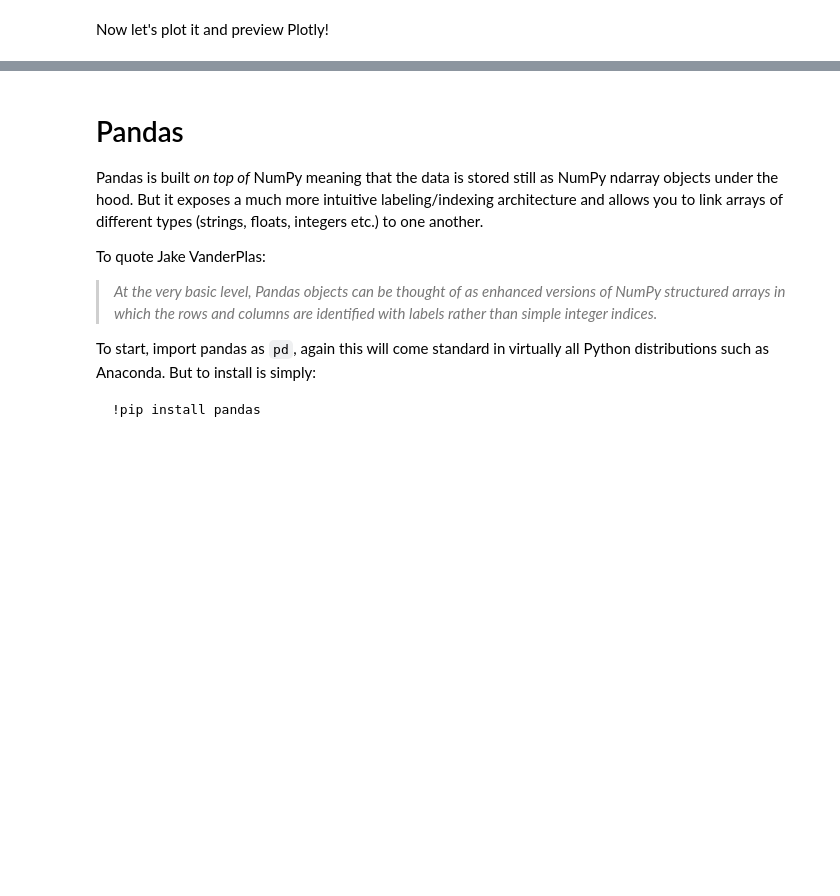
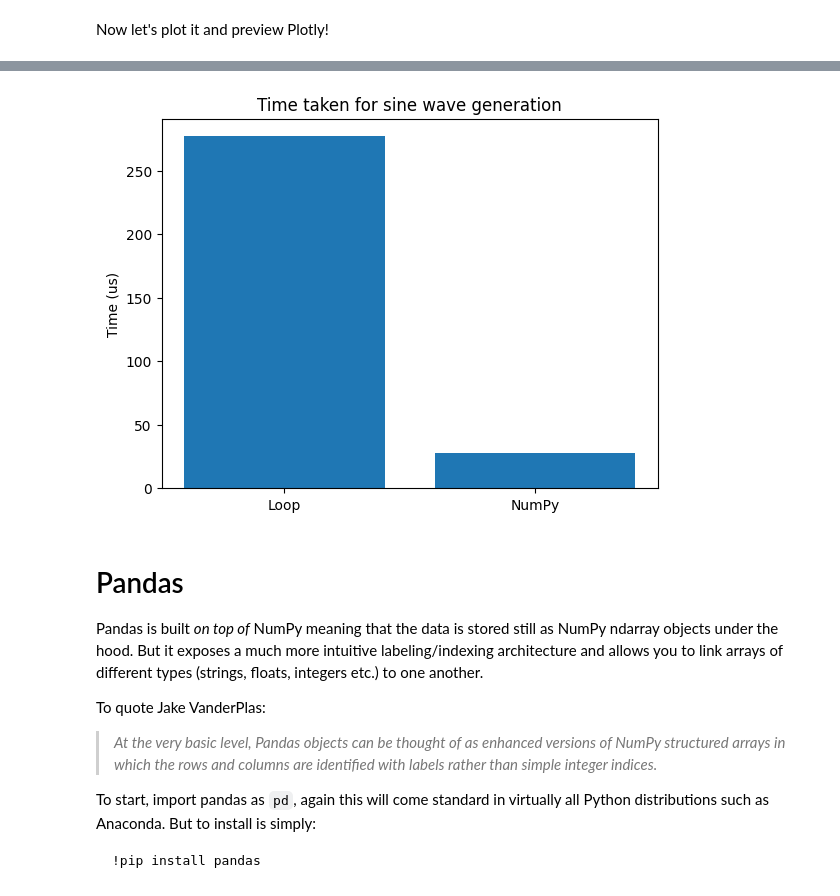
Before and after one commit to bfortuno/Surgical-Phase-Recognition, a Jupyter notebook: docs/tutorial_notebooks/tutorial1/python_basics.ipynb, the cells around one changed output, grey strips where cells are left out. Cells and saved outputs as stored; diff of their text form; code cells hidden in the pictures; blank space fills up the shorter version.

```diff
--- a/docs/tutorial_notebooks/tutorial1/python_basics.ipynb
+++ b/docs/tutorial_notebooks/tutorial1/python_basics.ipynb
@@ -474,3 +474,13 @@ fig.show()
+# %%
+import matplotlib.pyplot as plt
+
+fig = plt.bar(time_data['Method'], time_data['Time (us)'])
+plt.ylabel('Time (us)')
+plt.title('Time taken for sine wave generation')
+
+plt.show()
+# %% [output]
+[figure, added]
 # %% [markdown]
 # Pandas
 Pandas is built *on top of* NumPy meaning that the data is stored still as NumPy ndarray objects under the hood. But it exposes a much more intuitive labeling/indexing architecture and allows you to link arrays of different types (strings, floats, integers etc.) to one another.
```
Also changed, not shown: parts of 67 cells of this notebook, 1 other file.
